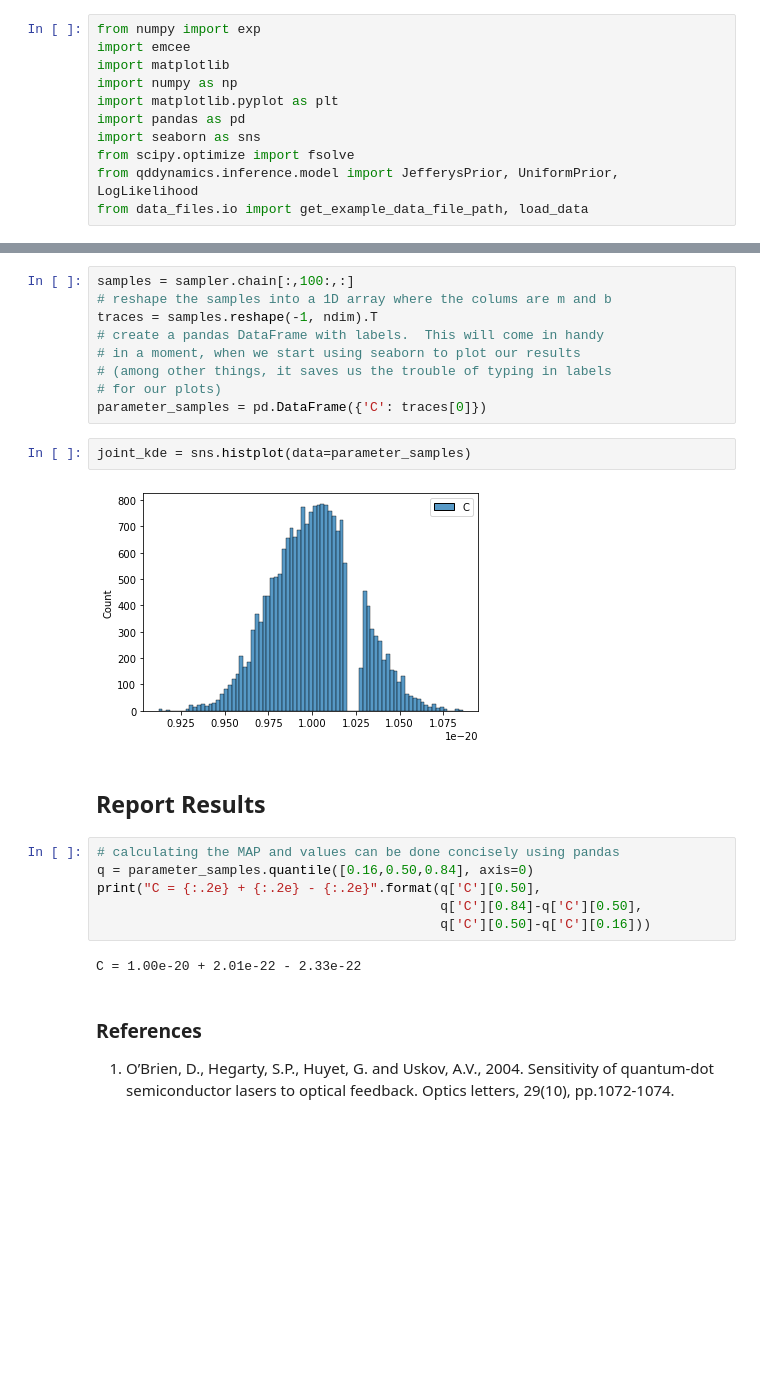
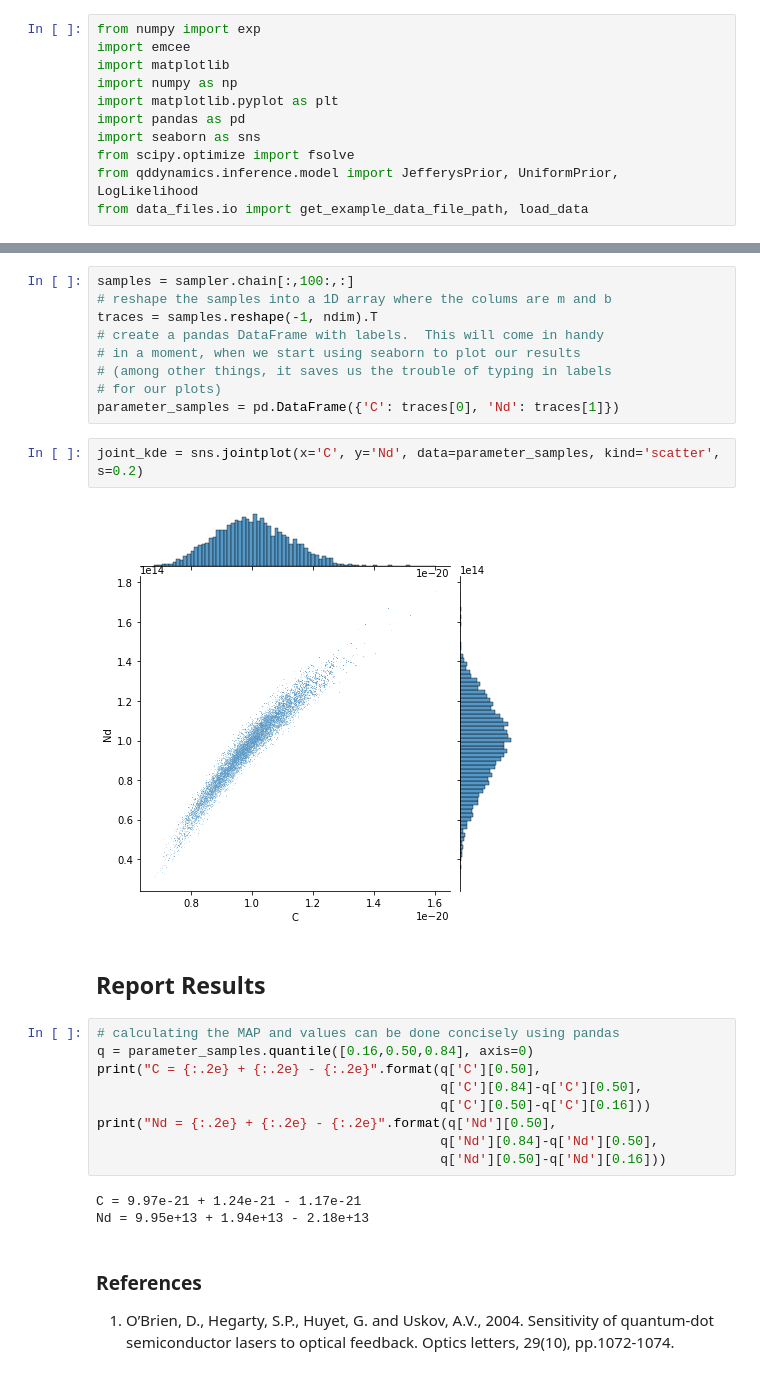
Before and after one commit to phys201/qd_laser_dynamics, a Jupyter notebook: tutorial.ipynb, the cells around one changed output, grey strips where cells are left out. Drawn from its saved outputs; the diff is of its cells as text; blank space fills up the shorter version.

```diff
--- a/tutorial.ipynb
+++ b/tutorial.ipynb
@@ -143,11 +146,11 @@ traces = samples.reshape(-1, ndim).T
 # in a moment, when we start using seaborn to plot our results
 # (among other things, it saves us the trouble of typing in labels
 # for our plots)
-parameter_samples = pd.DataFrame({'C': traces[0]})
+parameter_samples = pd.DataFrame({'C': traces[0], 'Nd': traces[1]})
-# %%
-joint_kde = sns.histplot(data=parameter_samples)
-# %% [output]
-[figure, removed]
+# %%
+joint_kde = sns.jointplot(x='C', y='Nd', data=parameter_samples, kind='scatter', s=0.2)
+# %% [output]
+[figure, added]
 # %% [markdown]
 ## Report Results
 # %%
@@ -156,8 +159,12 @@ q = parameter_samples.quantile([0.16,0.50,0.84], axis=0)
 print("C = {:.2e} + {:.2e} - {:.2e}".format(q['C'][0.50],
                                             q['C'][0.84]-q['C'][0.50],
                                             q['C'][0.50]-q['C'][0.16]))
+print("Nd = {:.2e} + {:.2e} - {:.2e}".format(q['Nd'][0.50],
+                                            q['Nd'][0.84]-q['Nd'][0.50],
+                                            q['Nd'][0.50]-q['Nd'][0.16]))
 # %% [output]
-C = 1.00e-20 + 2.01e-22 - 2.33e-22
+C = 9.97e-21 + 1.24e-21 - 1.17e-21
+Nd = 9.95e+13 + 1.94e+13 - 2.18e+13
 # %% [markdown]
 ### References
 1. O’Brien, D., Hegarty, S.P., Huyet, G. and Uskov, A.V., 2004. Sensitivity of quantum-dot semiconductor lasers to optical feedback. Optics letters, 29(10), pp.1072-1074.
```
Also changed, not shown: parts of 7 cells of this notebook, 1 other file.
